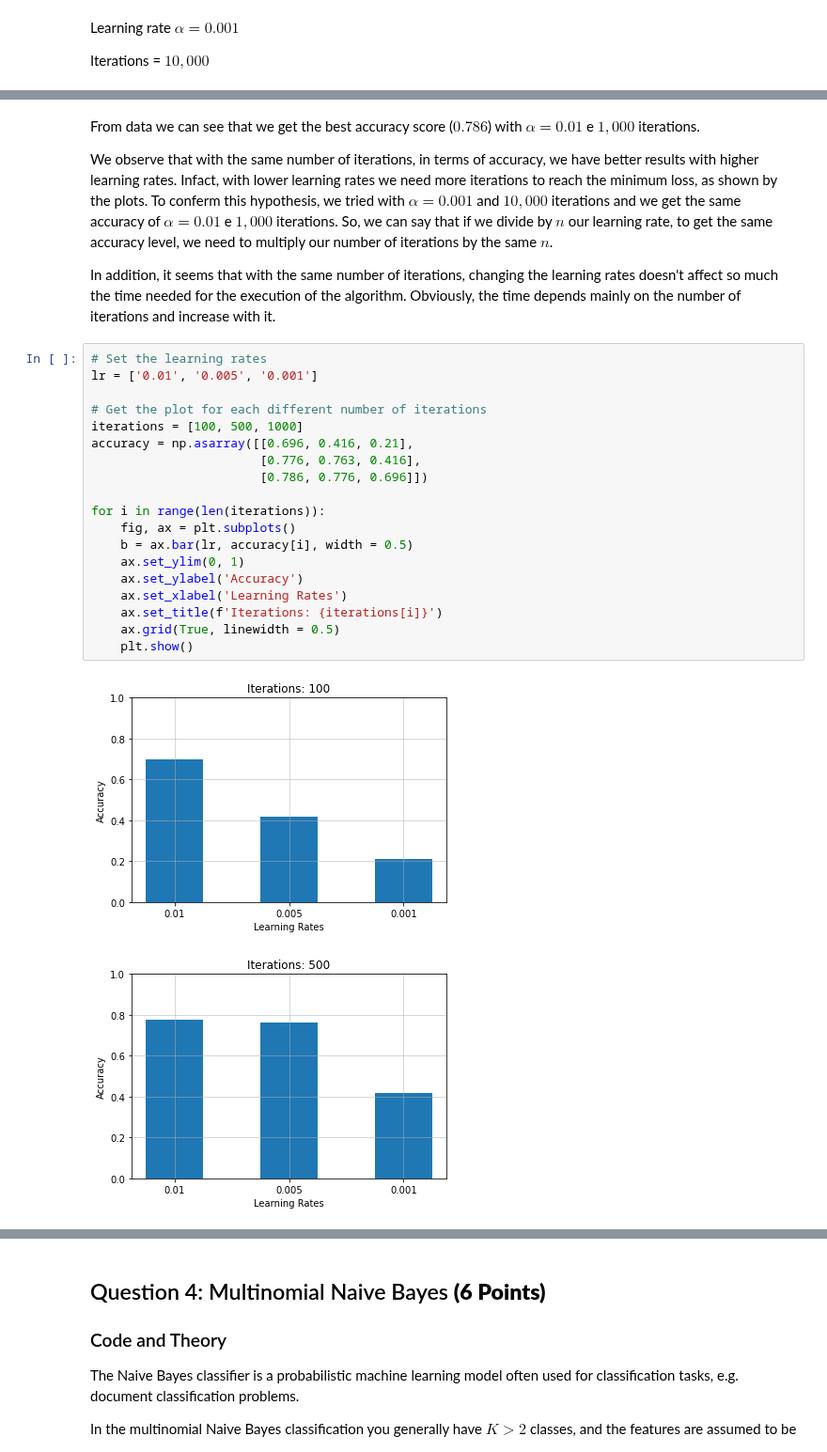
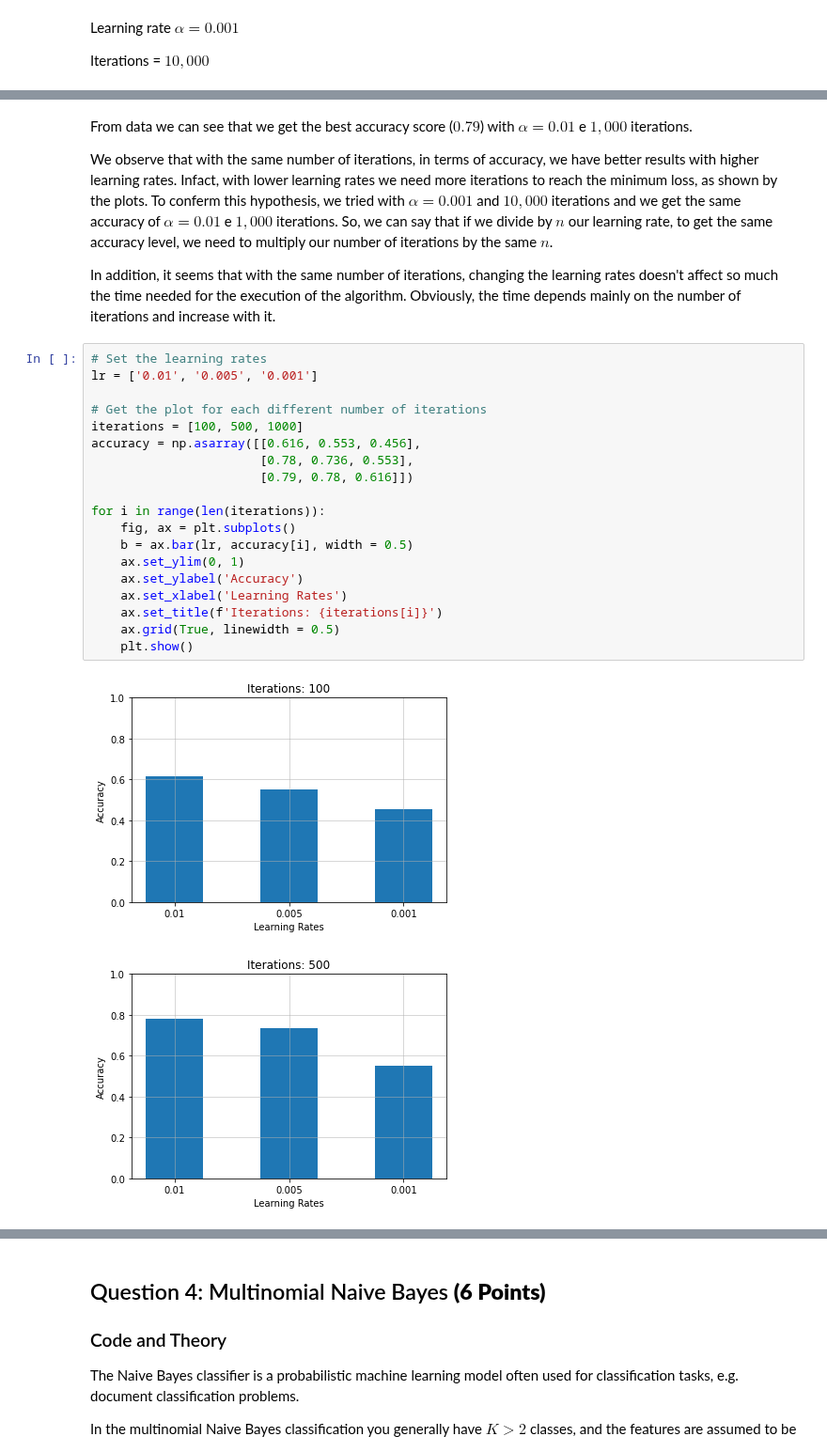
Before and after one commit to SimBoex/FDS-homework2, a Jupyter notebook: FDS_Exercise2_Assignment.ipynb, the cells around one changed output, grey strips where cells are left out. Shown at 94% size. Cells and saved outputs as stored; diff of their text form.

```diff
--- a/FDS_Exercise2_Assignment.ipynb
+++ b/FDS_Exercise2_Assignment.ipynb
@@ -1168,5 +1172,5 @@ Wall time: 2min 29s
 # %% [markdown]
-From data we can see that we get the best accuracy score ($0.786$) with $\alpha = 0.01$ e $1,000$ iterations.
+From data we can see that we get the best accuracy score ($0.79$) with $\alpha = 0.01$ e $1,000$ iterations.
 
 We observe that with the same number of iterations, in terms of accuracy, we have better results with higher learning rates.
 Infact, with lower learning rates we need more iterations to reach the minimum loss, as shown by the plots.
@@ -1176,22 +1180,22 @@ In addition, it seems that with the same number of iterations, changing the lear
 # %%
 # Set the learning rates
 lr = ['0.01', '0.005', '0.001']
 
 # Get the plot for each different number of iterations
 iterations = [100, 500, 1000]
-accuracy = np.asarray([[0.696, 0.416, 0.21],
-                       [0.776, 0.763, 0.416],
-                       [0.786, 0.776, 0.696]])
+accuracy = np.asarray([[0.616, 0.553, 0.456],
+                       [0.78, 0.736, 0.553],
+                       [0.79, 0.78, 0.616]])
 
 for i in range(len(iterations)):
     fig, ax = plt.subplots()
     b = ax.bar(lr, accuracy[i], width = 0.5)
     ax.set_ylim(0, 1)
     ax.set_ylabel('Accuracy')
     ax.set_xlabel('Learning Rates')
     ax.set_title(f'Iterations: {iterations[i]}')
     ax.grid(True, linewidth = 0.5)
     plt.show()
 # %% [output]
-[figure, old version]
+[figure, new version]
-[figure, old version]
+[figure, new version]
```
Also changed, not shown: parts of 23 cells of this notebook.
